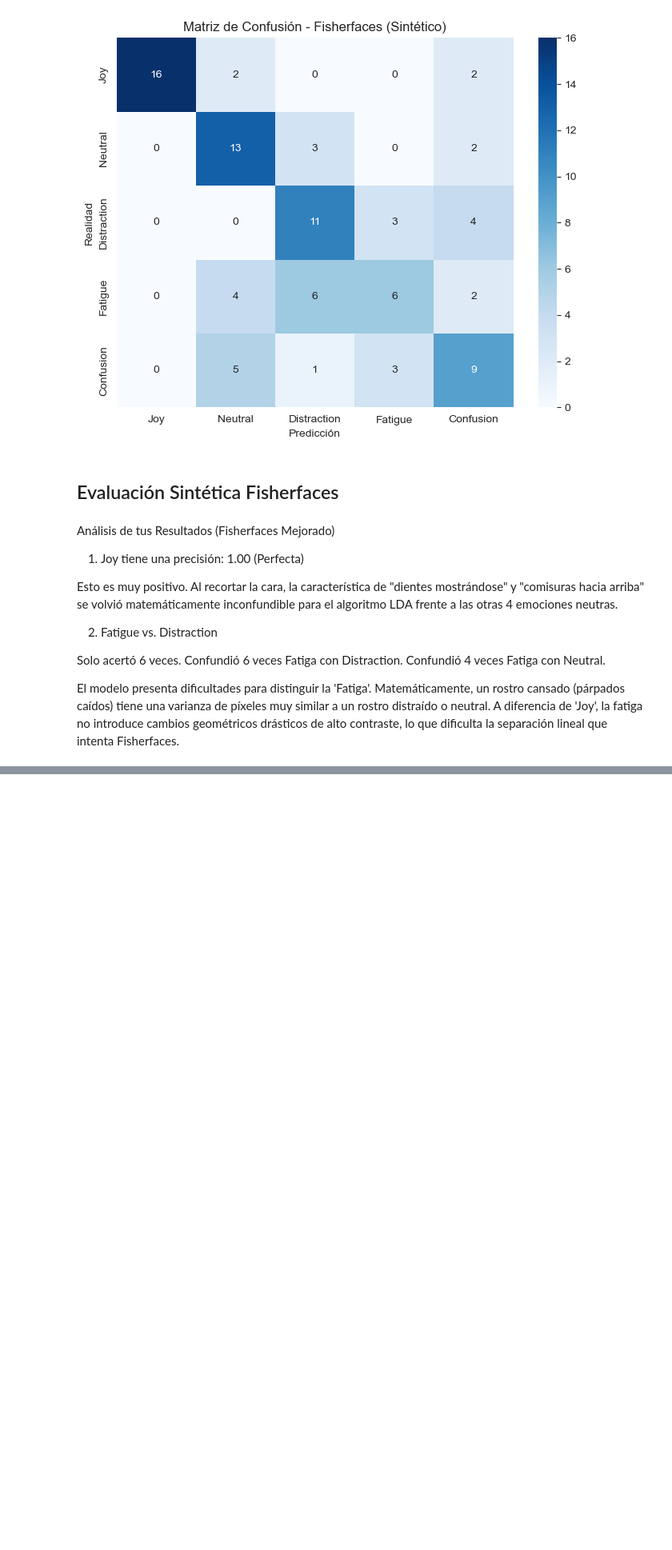
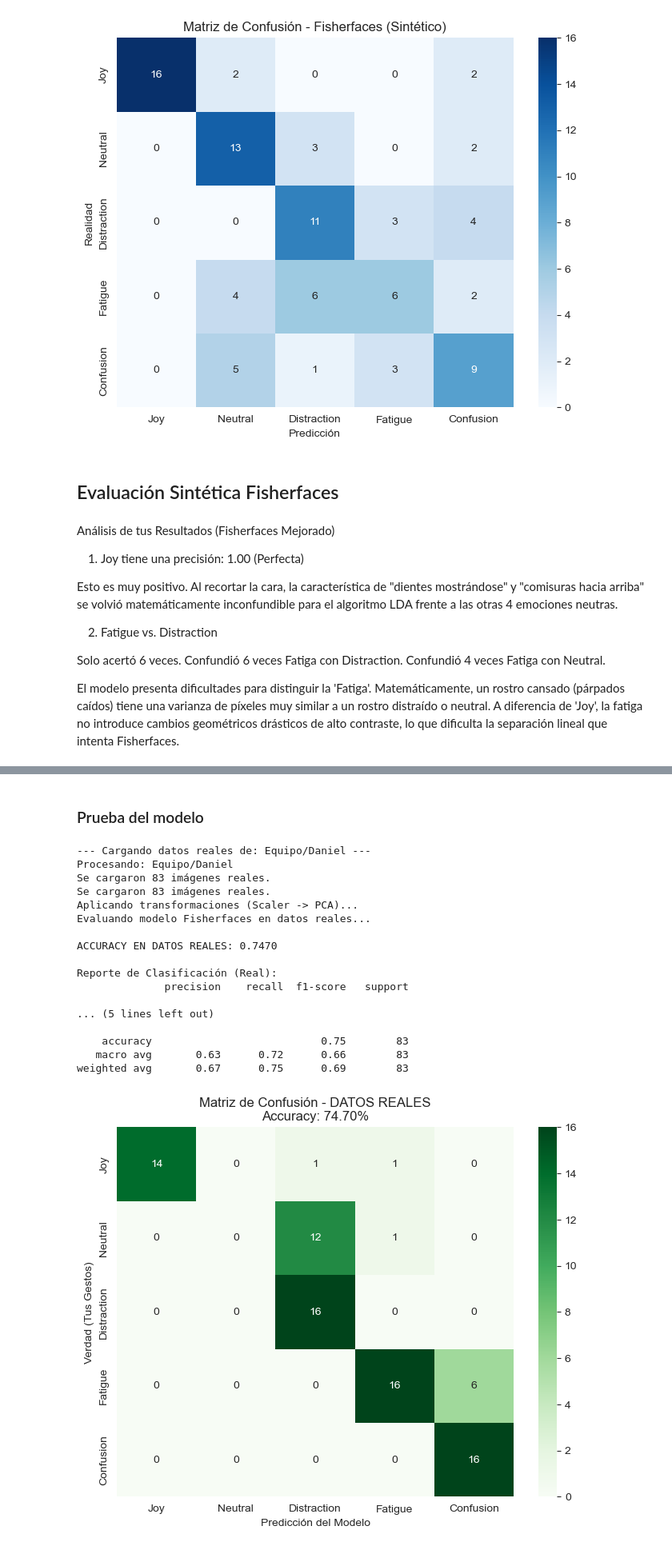
Before and after one commit to DanielDSPh/Reconocimiento-de-patrones, a Jupyter notebook: Proyecto/proyecto.ipynb, the cells around one changed output, grey strips where cells are left out. Shown at 80% size. Drawn from its saved outputs; the diff is of its cells as text; code cells hidden in the pictures; blank space fills up the shorter version.

```diff
--- a/Proyecto/proyecto.ipynb
+++ b/Proyecto/proyecto.ipynb
@@ -315,0 +473,68 @@ El modelo presenta dificultades para distinguir la 'Fatiga'. Matemáticamente, u
+# %% [markdown]
+### Prueba del modelo
+# %%
+# --- 1. CARGAR DATOS REALES ---
+# Usamos la misma lógica de "detectar -> recortar -> 100x100"
+RUTA_REAL = "Equipo/Daniel"
+
+print(f"--- Cargando datos reales de: {RUTA_REAL} ---")
+# Reutilizamos la función 'cargar_datos_fisher_mejorado' que ya creamos
+X_real, y_real = cargar_datos_fisher_mejorado(RUTA_REAL)
+
+if len(X_real) == 0:
+    print("ERROR: No se cargaron imágenes. Verifica la ruta.")
+else:
+    print(f"Se cargaron {len(X_real)} imágenes reales.")
+    print(f"Se cargaron {len(X_real)} imágenes reales.")
+
+    # --- 2. PREPROCESAMIENTO (CRÍTICO) ---
+    # ¡NO hacemos fit! Solo transformamos usando lo aprendido en el sintético
+    print("Aplicando transformaciones (Scaler -> PCA)...")
+
+    # a) Estandarizar con la media/varianza del dataset sintético
+    X_real_scaled = scaler.transform(X_real)
+
+    # b) Proyectar al espacio de Eigenfaces (PCA) sintético
+    X_real_pca = pca.transform(X_real_scaled)
+
+    # --- 3. PREDICCIÓN Y EVALUACIÓN ---
+    print("Evaluando modelo Fisherfaces en datos reales...")
+    y_pred_real = lda.predict(X_real_pca)
+
+    # --- 4. RESULTADOS ---
+    acc_real = accuracy_score(y_real, y_pred_real)
+    print(f"\nACCURACY EN DATOS REALES: {acc_real:.4f}")
+
+    print("\nReporte de Clasificación (Real):")
+    nombres_clases = ["Joy", "Neutral", "Distraction", "Fatigue", "Confusion"]
+    print(classification_report(y_real, y_pred_real, target_names=nombres_clases, zero_division=0))
+
+    # Matriz de Confusión
+    cm_real = confusion_matrix(y_real, y_pred_real)
+    plt.figure(figsize=(8, 6))
+    sns.heatmap(cm_real, annot=True, fmt='d', cmap='Greens',
+                xticklabels=nombres_clases, yticklabels=nombres_clases)
+
+    plt.xlabel('Predicción del Modelo')
+    plt.ylabel('Verdad (Tus Gestos)')
+    plt.title(f'Matriz de Confusión - DATOS REALES\nAccuracy: {acc_real:.2%}')
+    plt.show()
+# %% [output]
+--- Cargando datos reales de: Equipo/Daniel ---
+Procesando: Equipo/Daniel
+Se cargaron 83 imágenes reales.
+Se cargaron 83 imágenes reales.
+Aplicando transformaciones (Scaler -> PCA)...
+Evaluando modelo Fisherfaces en datos reales...
+
+ACCURACY EN DATOS REALES: 0.7470
+
+Reporte de Clasificación (Real):
+              precision    recall  f1-score   support
+
+... (5 lines left out)
+
+    accuracy                           0.75        83
+   macro avg       0.63      0.72      0.66        83
+weighted avg       0.67      0.75      0.69        83
+[figure, added]
```
Also changed, not shown: parts of 7 cells of this notebook.
